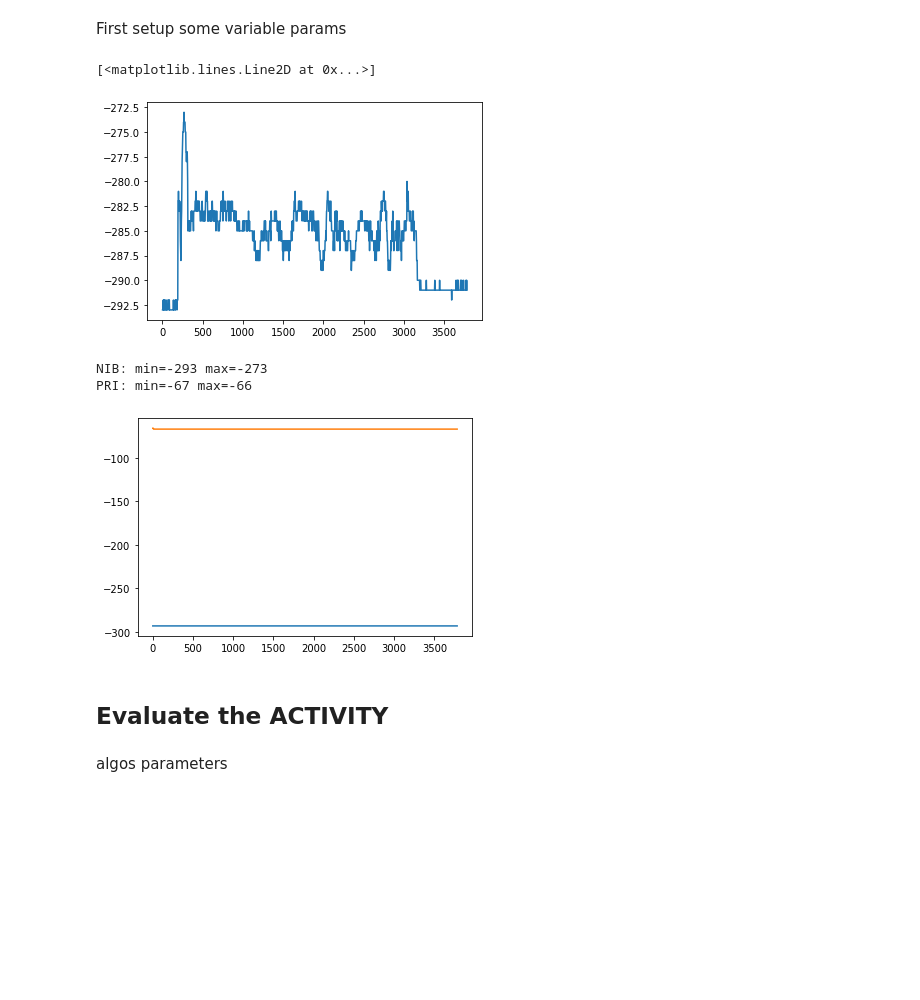
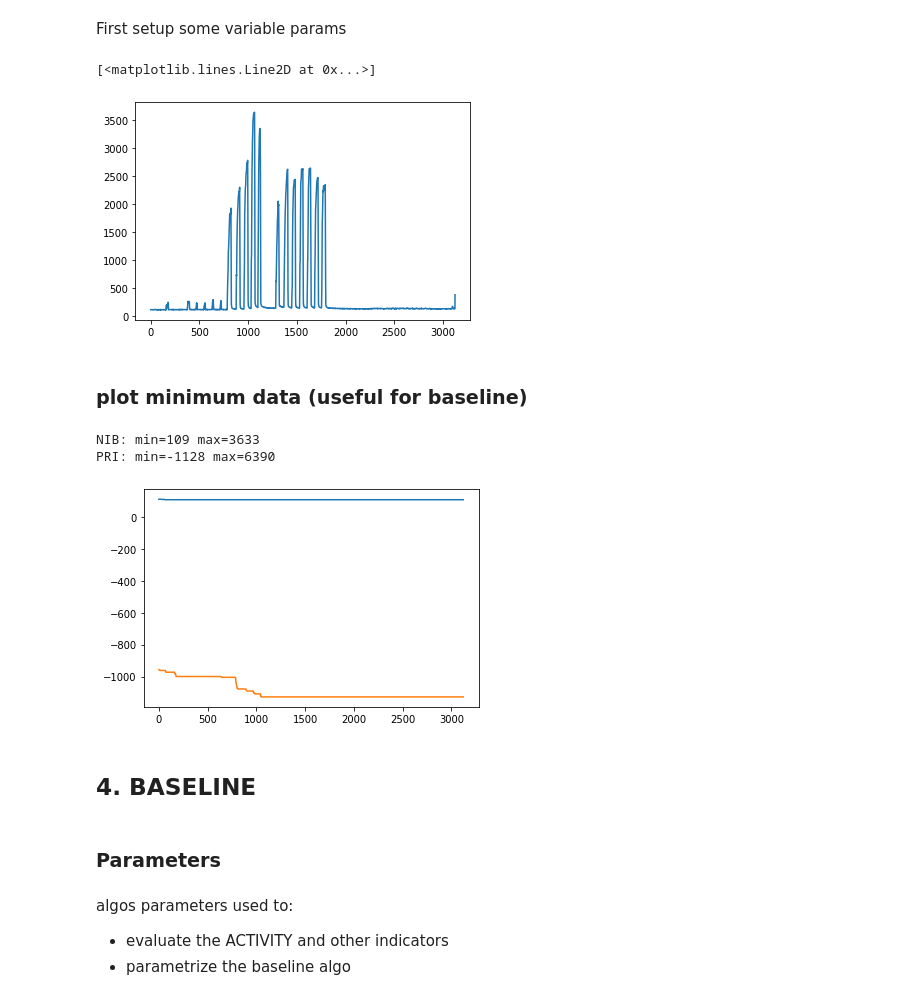
Before and after one commit to mmeisser/python_tools, a Jupyter notebook: test_PARSE_&_PROCESS_DATA.ipynb, the cells around one changed output. Drawn from its saved outputs; the diff is of its cells as text; code cells hidden in the pictures; blank space fills up the shorter version.

```diff
--- a/test_PARSE_&_PROCESS_DATA.ipynb
+++ b/test_PARSE_&_PROCESS_DATA.ipynb
@@ -27,7 +32,11 @@ before you hit "play" on the cell below ...
 import pandas as pd
 import io
 
-file_to_analyze = 'low_force_4 AkraRecording_5.2.2021_3h28min0sec426.csv'
+#Sample from SartoTestTool
+#file_to_analyze = 'FastSurfaceImpact-1.csv'
+#file_to_analyze = 'PA3-212-AkraNIBSticking.csv'
+#file_to_analyze = 'SartoToolTest-Edge-20210302-094100-V2.csv'
+file_to_analyze = '9_SartoInput_8.6.2021_10h22min29sec303.csv'
 
 df = pd.read_csv(io.StringIO(uploaded[file_to_analyze].decode('utf-8')))
 #df #uncomment to show the loaded table
@@ -182,14 +253,17 @@ First setup some variable params
 # %%
 #@title Variable Parameters { run: "auto", form-width: "50%" }
 #last_frame = nib.count()
 first_frame = 0 #@param {type:"integer"}
-last_frame = 1660 #@param {type:"integer"}
+last_frame = 6000 #@param {type:"integer"}
 gF_ADC_count = 2 #@param {type:"slider", min:0, max:2, step:0.1}
 
+import matplotlib.pyplot as plt
 plt.plot(nib.iloc[first_frame:last_frame])
 # %% [output]
 [<matplotlib.lines.Line2D at 0x...>]
-[figure, old version]
+[figure, new version]
+# %% [markdown]
+### plot minimum data (useful for baseline)
 # %%
 s = pd.Series(nib) #create a panda serie from NIB LOADCELL data
 s.describe() #prints out stats data on serie
@@ -225,16 +299,31 @@ for index, value in enumerate(primary.array):
 plt.plot(minimum_nib_array.iloc[first_frame:last_frame])
 plt.plot(minimum_pri_array.iloc[first_frame:last_frame])
 
-print("NIB: min="+str(nib.iloc[first_frame:last_frame].min())+ " max="+ str(nib.iloc[first_frame:last_frame].max()))
-print("PRI: min="+str(primary.iloc[first_frame:last_frame].min())+ " max="+ str(primary.iloc[first_frame:last_frame].max()))
+nibmin = nib.iloc[first_frame:last_frame].min()
+nibmax = nib.iloc[first_frame:last_frame].max()
+primin = primary.iloc[first_frame:last_frame].min()
+primax = primary.iloc[first_frame:last_frame].max()
+
+nibfullrange = nibmin-nibmax
+prifullrange = primin-primax
+
+##force to othervalues if needed
+nibfullrange = 210
+
+print("NIB: min="+str(nibmin)+ " max="+ str(nibmax))
+print("PRI: min="+str(primin)+ " max="+ str(primax))
 # %% [output]
-NIB: min=-293 max=-273
-PRI: min=-67 max=-66
+NIB: min=109 max=3633
+PRI: min=-1128 max=6390
-[figure, old version]
+[figure, new version]
-# %% [markdown]
-## Evaluate the ACTIVITY
-# %% [markdown]
-algos parameters
+# %% [markdown]
+## 4. BASELINE
+# %% [markdown]
+### Parameters
+# %% [markdown]
+algos parameters used to:
+- evaluate the ACTIVITY and other indicators
+- parametrize the baseline algo
 # %%
 Tolerance_Margin   = 14	    #counts
 Baseline_Margin	   = 2	    #counts
```
Also changed, not shown: parts of 27 cells of this notebook.
